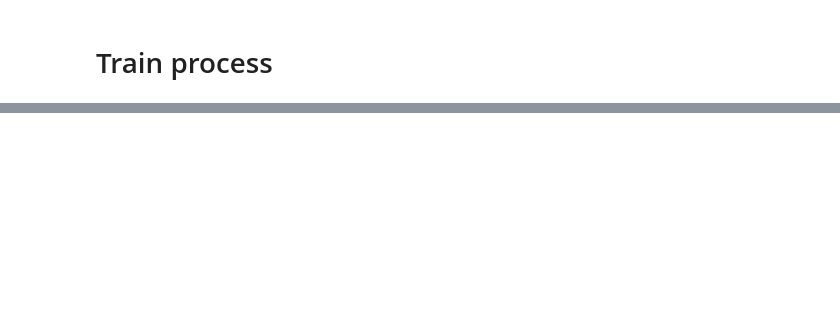
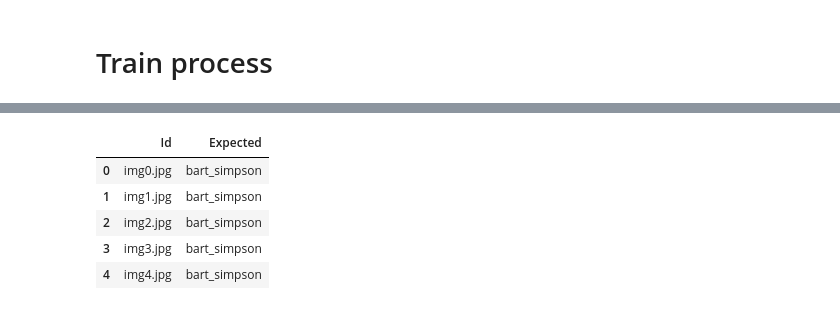
Before and after one commit to dm1trysh/Simpsons_classification, a Jupyter notebook: simpsons_classification_problem.ipynb, the cells around one changed output, grey strips where cells are left out. Saved outputs shown, nothing was run; the diff lists cells and outputs as text; code cells hidden in the pictures; blank space fills up the shorter version.

```diff
--- a/simpsons_classification_problem.ipynb
+++ b/simpsons_classification_problem.ipynb
@@ -273,0 +637,12 @@ RuntimeError: ignored
+# %%
+import pandas as pd
+my_submit = pd.read_csv("/content/sample_submission.csv")
+# my_submit = pd.DataFrame({'Image_id': test_filenames, 'Expected': preds})
+my_submit.head()
+# %% [output]
+|  | Id | Expected |
+| 0 | img0.jpg | bart_simpson |
+| 1 | img1.jpg | bart_simpson |
+| 2 | img2.jpg | bart_simpson |
+| 3 | img3.jpg | bart_simpson |
+| 4 | img4.jpg | bart_simpson |
```
Also changed, not shown: parts of 55 cells of this notebook, 1 other file.
